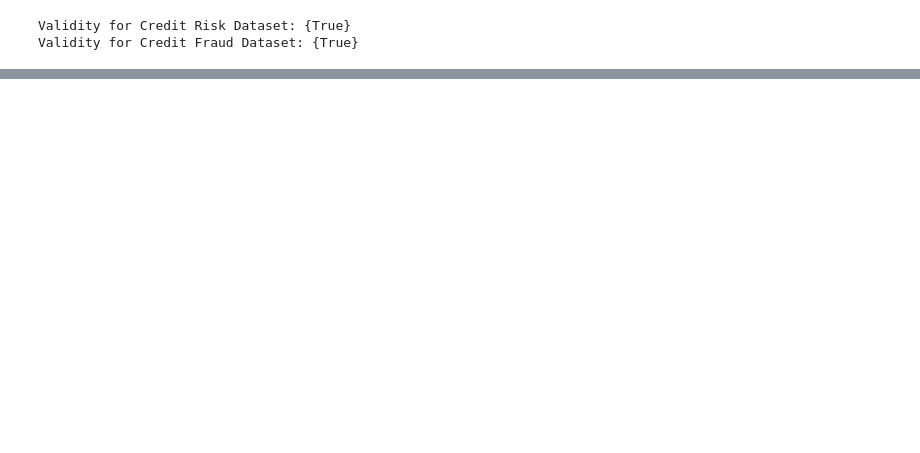
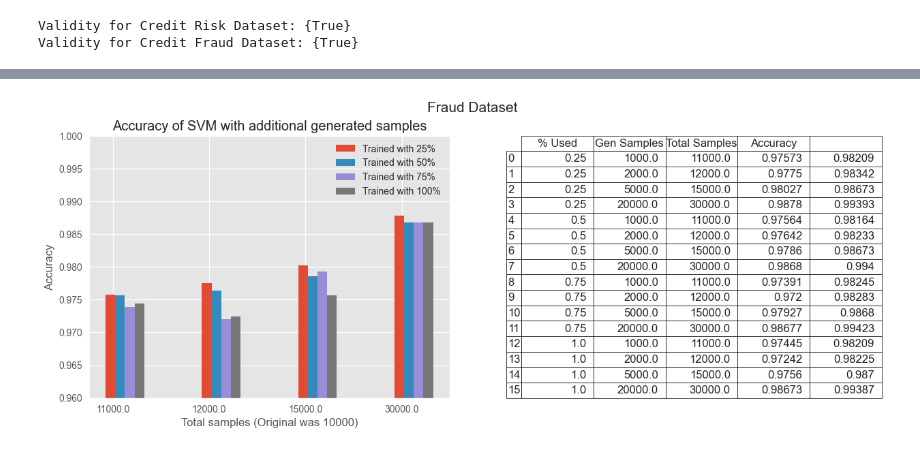
Before and after one commit to ashsProjects/Data_Augmentation_Using_GANs, a Jupyter notebook: Data_Augmentation_With_GANs.ipynb, the cells around one changed output, grey strips where cells are left out. Cells and saved outputs as stored; diff of their text form; code cells hidden in the pictures; blank space fills up the shorter version.

```diff
--- a/Data_Augmentation_With_GANs.ipynb
+++ b/Data_Augmentation_With_GANs.ipynb
@@ -236,7 +217,7 @@ def generate_synthetic_data(generator, latent_dim, n_samples):
     generated_data = generator.predict(noise)
     return generated_data
 
-def run_gan(data, num_features, num_noise_vector, n_samples, epochs=200, batch_size=10000, verbose=True):
+def run_gan(data, num_features, num_noise_vector, n_samples, epochs=200, batch_size=64, verbose=True):
     #scale data
     scaler = MinMaxScaler()
     scaled_data = scaler.fit_transform(data)
@@ -302,5 +281,5 @@ def train_splits_using_gan(X,y, samples, svc_param):
     return (accuracy_added, accuracy_raw)
 # %%
 #Calculating the accurcies for all splits for both datasets
-loan_acc_added, loan_acc_raw = train_splits_using_gan(X_loan, y_loan, [50,100,250, len(X_loan//2)], 1)
-fraud_acc_added, fraud_acc_raw = train_splits_using_gan(X_fraud, y_fraud, [500,1000,2500, len(X_fraud//2)], 100)
+loan_acc_added, loan_acc_raw = train_splits_using_gan(X_loan, y_loan, [50,100,250, len(X_loan)//2], 1)
+fraud_acc_added, fraud_acc_raw = train_splits_using_gan(X_fraud, y_fraud, [500,1000,2500, len(X_fraud)//2], 100)
@@ -308,0 +304,45 @@ fraud_acc_added, fraud_acc_raw = train_splits_using_gan(X_fraud, y_fraud, [500,1
+# %%
+#Changing to numpy arrays
+fraud_acc_added = np.array(fraud_acc_added)
+loan_acc_added = np.array(loan_acc_added)
+fraud_added_df = pd.DataFrame(fraud_acc_added, columns=['% Used','Gen Samples','Total Samples','Accuracy', ''])
+loan_added_df = pd.DataFrame(loan_acc_added, columns=['% Used','Gen Samples','Total Samples','Accuracy', ''])
+fraud_added_df = fraud_added_df.round(5)
+loan_added_df = loan_added_df.round(5)
+# %%
+plt.style.use('ggplot')
+fig = plt.figure(figsize=(15,5))
+fig.suptitle('Fraud Dataset', fontsize=15)
+ax1 = fig.add_subplot(121)
+
+#getting the axes
+fraud_categories = np.unique(fraud_acc_added[:,2])
+fraud_svm_acc_1000 = fraud_acc_added[fraud_acc_added[:,0]==0.25][:,3]
+fraud_svm_acc_2000 = fraud_acc_added[fraud_acc_added[:,0]==0.50][:,3]
+fraud_svm_acc_5000 = fraud_acc_added[fraud_acc_added[:,0]==0.75][:,3]
+fraud_svm_acc_10000 = fraud_acc_added[fraud_acc_added[:,0]==1][:,3]
+
+#generating indices for bar groups
+bar_width = 0.10
+index = np.arange(len(fraud_categories))
+#creating the grouped bar chart
+ax1.bar(index, fraud_svm_acc_1000, bar_width, label='Trained with 25%')
+ax1.bar(index+bar_width, fraud_svm_acc_2000, bar_width, label='Trained with 50%')
+ax1.bar(index+(bar_width*2), fraud_svm_acc_5000, bar_width, label='Trained with 75%')
+ax1.bar(index+(bar_width*3), fraud_svm_acc_10000, bar_width, label='Trained with 100%')
+#setting labels and axes
+ax1.set_ylim(0.96, 1)
+ax1.set_xlabel('Total samples (Original was 10000)')
+ax1.set_ylabel('Accuracy')
+ax1.set_title('Accuracy of SVM with additional generated samples')
+ax1.set_xticks(index + bar_width / 4, fraud_categories)
+ax1.legend()
+
+#setting dataframe next to the graph
+ax2 = fig.add_subplot(122)
+ax2.axis('off')
+table = ax2.table(cellText=fraud_added_df.values, colLabels=fraud_added_df.columns, rowLabels=fraud_added_df.index, bbox=[0, 0, 1, 1])
+table.auto_set_font_size(False)
+table.set_fontsize(12)
+# %% [output]
+[figure, added]
```
Also changed, not shown: parts of 11 cells of this notebook.
